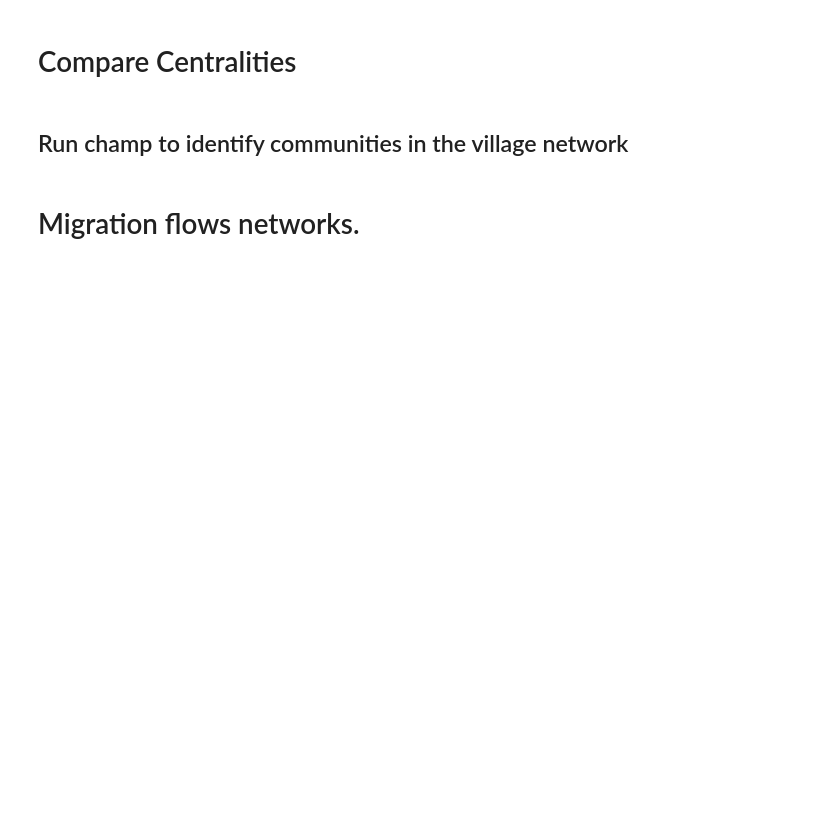
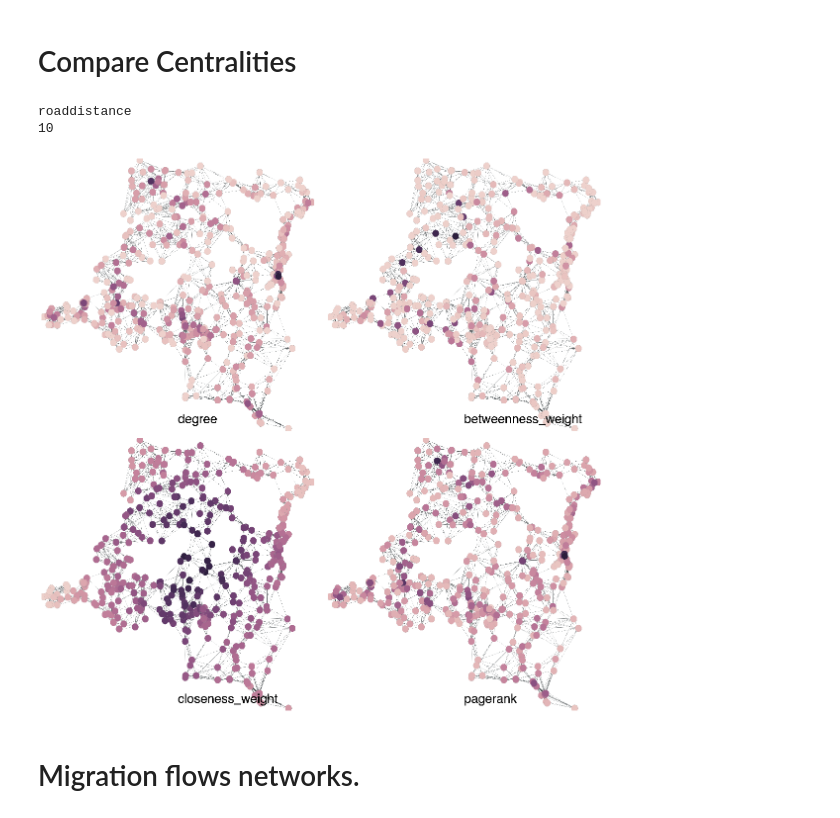
Before and after one commit to nickbrazeau/Thesis-Hackathon_Space_the_Final_Miptier, a Jupyter notebook: analyses/centrality_analyses/compare_GC_distance_centralities_with_genetic_distance.ipynb, the cells around one changed output. Cells and saved outputs as stored; diff of their text form; code cells hidden in the pictures; blank space fills up the shorter version.

```diff
--- a/analyses/centrality_analyses/compare_GC_distance_centralities_with_genetic_distance.ipynb
+++ b/analyses/centrality_analyses/compare_GC_distance_centralities_with_genetic_distance.ipynb
@@ -1085,12 +1105,15 @@ for k in kvals:
 
     #add in geo_coords
     cgraph.vp['geo_coords']=cgraph.new_vp('vector<float>')
-    cgraph.vp['geo_coords'].set_2d_array(vil_coords.loc[v_ids.astype(int),:].values.T)
+    cgraph.vp['geo_coords'].set_2d_array(meta_data.loc[v_ids.astype(int),['longnum','latnum']].values.T)
 
     for key in feat_dicts.keys():
-        cvals=np.array(list(map(lambda x: feat_dicts[key].get(int(x),0),v_ids)))
-        cgraph.vp[key]=cgraph.new_vp('float')
-        cgraph.vp[key].set_2d_array(cvals)
+        try:
+            cvals=np.array(list(map(lambda x: feat_dicts[key].get(int(x),0),v_ids)))
+            cgraph.vp[key]=cgraph.new_vp('float')
+            cgraph.vp[key].set_2d_array(cvals)
+        except:
+            pass
 
     #distance for the betweenness/closeness centrality calculations if weighted n
     cgraph.ep['dist']=cgraph.new_ep('float')
@@ -1192,12 +1233,15 @@ v_ids=cgraph.vp['vid'].get_2d_array([0])[0]
 
 #add in geo_coords
 cgraph.vp['geo_coords']=cgraph.new_vp('vector<float>')
-cgraph.vp['geo_coords'].set_2d_array(vil_coords.loc[v_ids.astype(int),:].values.T)
+cgraph.vp['geo_coords'].set_2d_array(meta_data.loc[v_ids.astype(int),['longnum','latnum']].values.T)
 
 for key in feat_dicts.keys():
-    cvals=np.array(list(map(lambda x: feat_dicts[key].get(int(x),0),v_ids)))
-    cgraph.vp[key]=cgraph.new_vp('float')
-    cgraph.vp[key].set_2d_array(cvals)
+    try:
+        cvals=np.array(list(map(lambda x: feat_dicts[key].get(int(x),0),v_ids)))
+        cgraph.vp[key]=cgraph.new_vp('float')
+        cgraph.vp[key].set_2d_array(cvals)
+    except:
+        pass
 
 #distance for the betweenness/closeness centrality calculations if weighted n
 cgraph.ep['dist']=cgraph.new_ep('float')
@@ -1248,32 +1292,34 @@ for centrality in centralities:
     f,a=plt.subplots(1,1,figsize=(12,12))
     gtd.graph_draw(g=cgraph,
                    vertex_fill_color=cgraph.vp['color'],
                    vertex_size=60,
                    pos=cgraph.vp['geo_coords'],mplfig=a)
     a.set_axis_off()
     f.subplots_adjust(top=1.09,bottom=-.09,right=1.09,left=-.09)
 
     a.text(s='{:}'.format(centrality),x=.5,y=.1,fontsize=40,fontweight='bold',transform=a.transAxes)
 
     f.savefig(outfile,dpi=200)
     plt.close()
 
 combined_out=os.path.join(graphics_dir,"centality_graphs_roaddistance",'all_centralities_roaddistance_k{:d}.png'.format(k))
 plt.switch_backend('module://ipykernel.pylab.backend_inline')
 plt.close()
 f=plt.gcf()
 f.set_size_inches((16,16))
 for i,centrality in enumerate(centralities):
     a=plt.subplot(2,2,i+1)
     im=mpimg.imread(image_files[i])
     a.set_axis_off()
     plt.imshow(im)
 
 
 
 f.subplots_adjust(top=.99,bottom=.01,right=.99,left=.01,hspace=0,wspace=.05)
 
 f.savefig(combined_out,dpi=200)
 plt.show()
+# %% [output]
+roaddistance
+10
+[figure, added]
-# %% [markdown]
-## Run champ to identify communities in the village network
```
Also changed, not shown: parts of 27 cells of this notebook, 7 other files.
